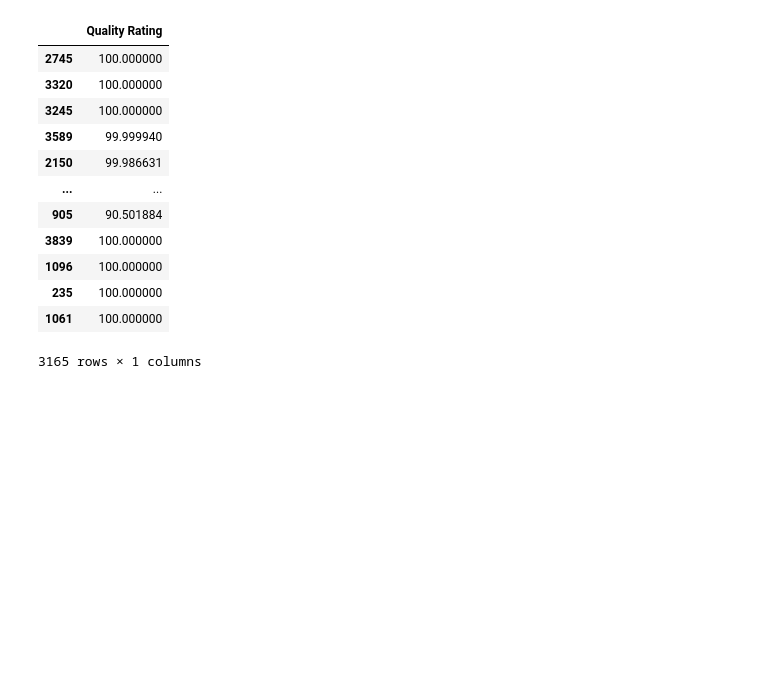
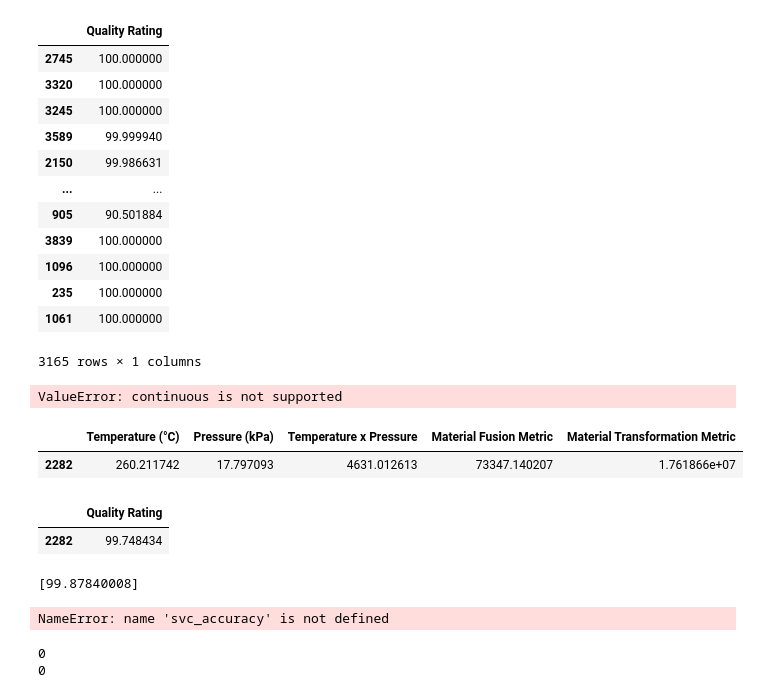
Before and after one commit to Rajeshkarki25/project, a Jupyter notebook: manufacturing.ipynb, the cells around one changed output. Cells and saved outputs as stored; diff of their text form; code cells hidden in the pictures; blank space fills up the shorter version.

```diff
--- a/manufacturing.ipynb
+++ b/manufacturing.ipynb
@@ -173,3 +173,21 @@ Y_train
 from sklearn.svm import SVR
 svc= SVR()
 model = svc.fit(X_train,Y_train)
+# %%
+Y_pred = svc.predict(X_test)
+
+svc_accuracy= round(accuracy_score(Y_test,Y_pred), 5)*100 # Accuracy
+svc_accuracy
+# %% [output]
+ValueError: continuous is not supported
+# %%
+d = X_test.iloc[0:1]
+d
+# %% [output]
+|  | Temperature (°C) | Pressure (kPa) | Temperature x Pressure | Material Fusion Metric | Material Transformation Metric |
+| 2282 | 260.211742 | 17.797093 | 4631.012613 | 73347.140207 | 1.761866e+07 |
+# %%
+Y_test.iloc[0:1]
+# %% [output]
+|  | Quality Rating |
+| 2282 | 99.748434 |
@@ -175,0 +197,5 @@ model = svc.fit(X_train,Y_train)
+# %%
+Y_score = svc.predict(d)
+print(Y_score)
+# %% [output]
+[99.87840008]
@@ -175,0 +214,10 @@ model = svc.fit(X_train,Y_train)
+# %%
+impressions(svc,svc_accuracy)
+# %% [output]
+NameError: name 'svc_accuracy' is not defined
+# %%
+print(len(Y_test[Y_test['Quality Rating'] == True]))
+print(len(Y_test[Y_test['Quality Rating'] == False]))
+# %% [output]
+0
+0
```
Also changed, not shown: parts of 2 cells of this notebook, 4 other files.
